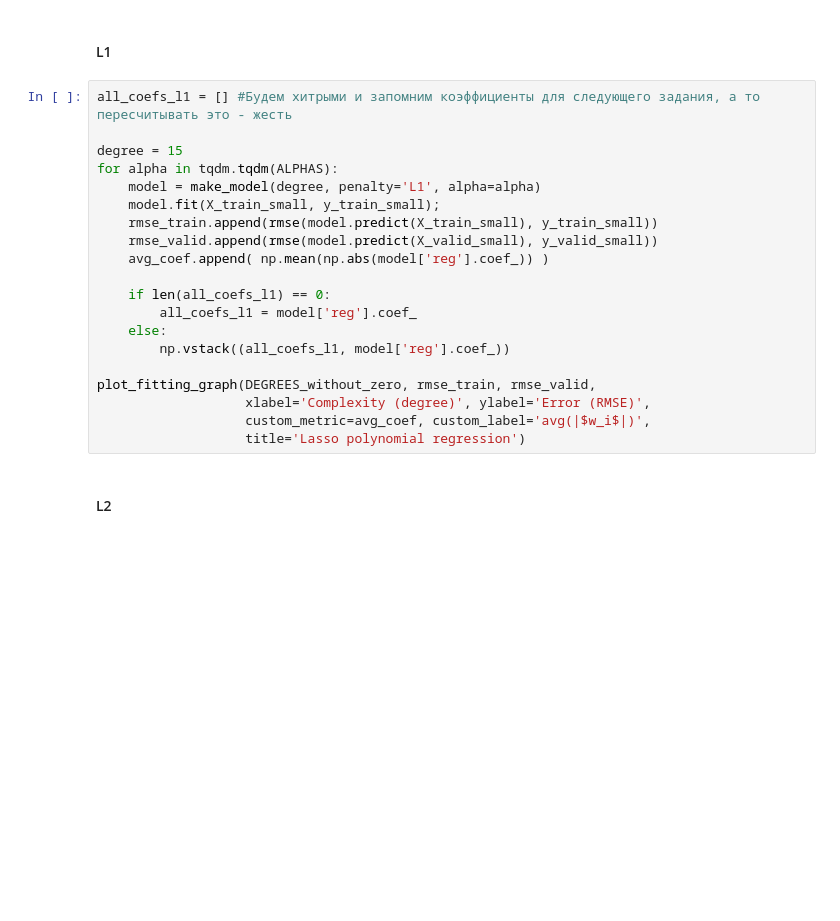
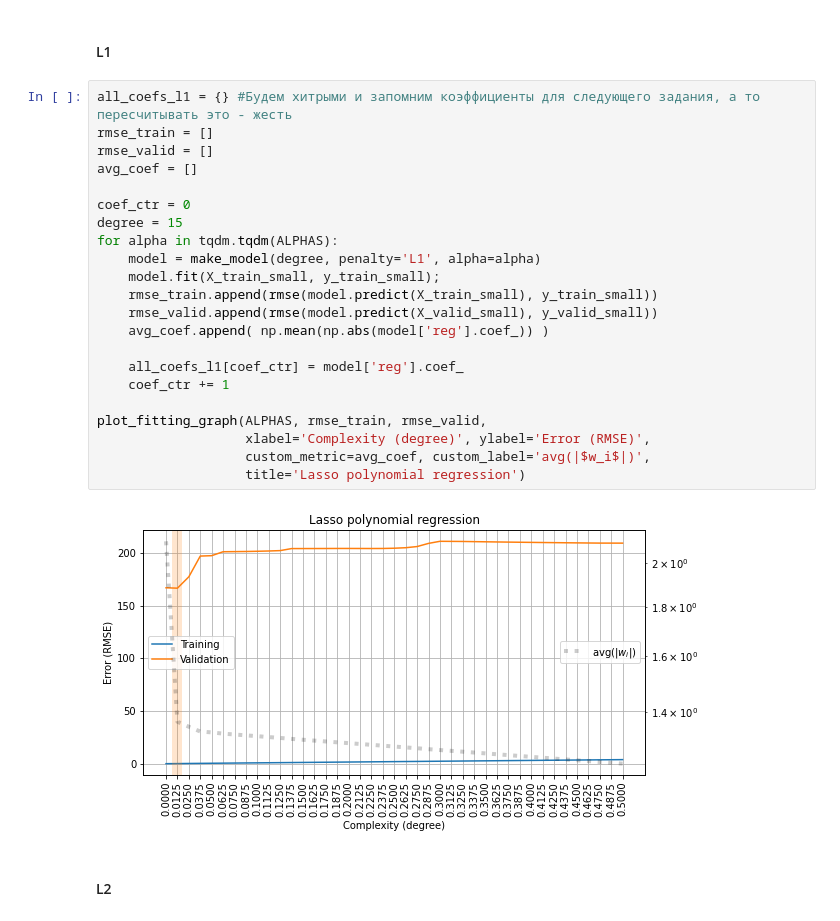
Before and after one commit to zappaz00/4_overfitting_regularization, a Jupyter notebook: overfitting_regularization.ipynb, the cells around one changed output. Cells and saved outputs as stored; diff of their text form; blank space fills up the shorter version.

```diff
--- a/overfitting_regularization.ipynb
+++ b/overfitting_regularization.ipynb
@@ -506,25 +508,29 @@ y_valid_small = y_valid.iloc[:records_valid_num].astype(np.float32)
 # %% [markdown]
 #### L1
 # %%
-all_coefs_l1 = [] #Будем хитрыми и запомним коэффициенты для следующего задания, а то пересчитывать это - жесть
+all_coefs_l1 = {} #Будем хитрыми и запомним коэффициенты для следующего задания, а то пересчитывать это - жесть
+rmse_train = []
+rmse_valid = []
+avg_coef = []
 
+coef_ctr = 0
 degree = 15
 for alpha in tqdm.tqdm(ALPHAS):
     model = make_model(degree, penalty='L1', alpha=alpha)
     model.fit(X_train_small, y_train_small);
     rmse_train.append(rmse(model.predict(X_train_small), y_train_small))
     rmse_valid.append(rmse(model.predict(X_valid_small), y_valid_small))
     avg_coef.append( np.mean(np.abs(model['reg'].coef_)) )
 
-    if len(all_coefs_l1) == 0:
-        all_coefs_l1 = model['reg'].coef_
-    else:
-        np.vstack((all_coefs_l1, model['reg'].coef_))
+    all_coefs_l1[coef_ctr] = model['reg'].coef_
+    coef_ctr += 1
 
-plot_fitting_graph(DEGREES_without_zero, rmse_train, rmse_valid,
+plot_fitting_graph(ALPHAS, rmse_train, rmse_valid,
                    xlabel='Complexity (degree)', ylabel='Error (RMSE)',
                    custom_metric=avg_coef, custom_label='avg(|$w_i$|)',
                    title='Lasso polynomial regression')
+# %% [output]
+[figure, added]
 # %% [markdown]
 #### L2
 # %%
```
Also changed, not shown: parts of 9 cells of this notebook.
